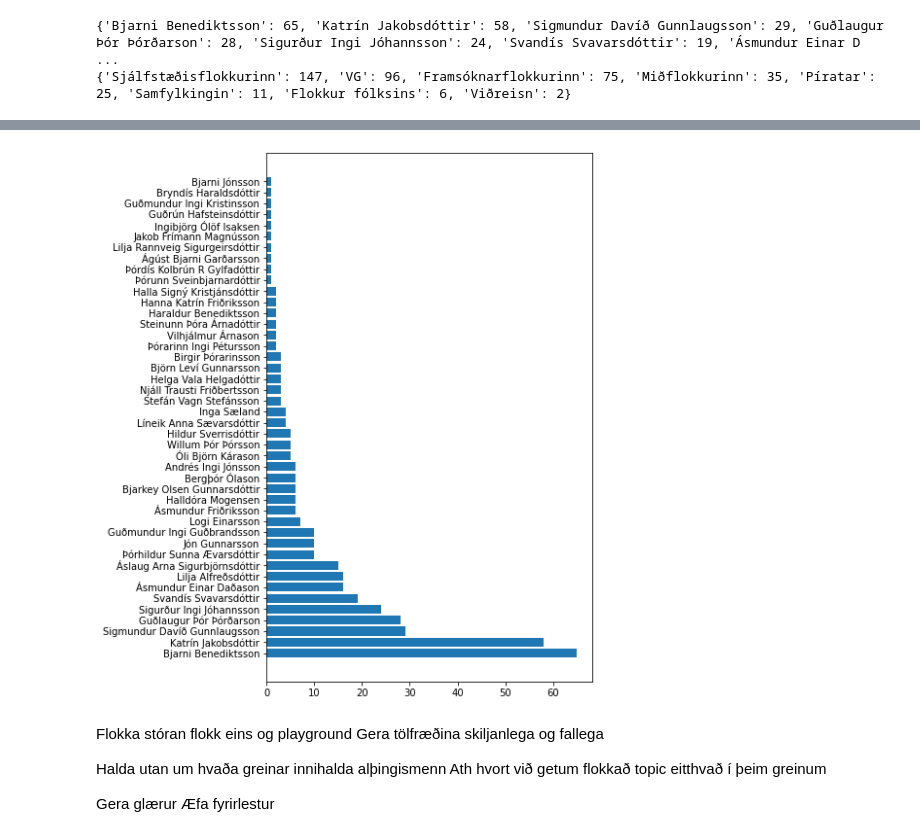
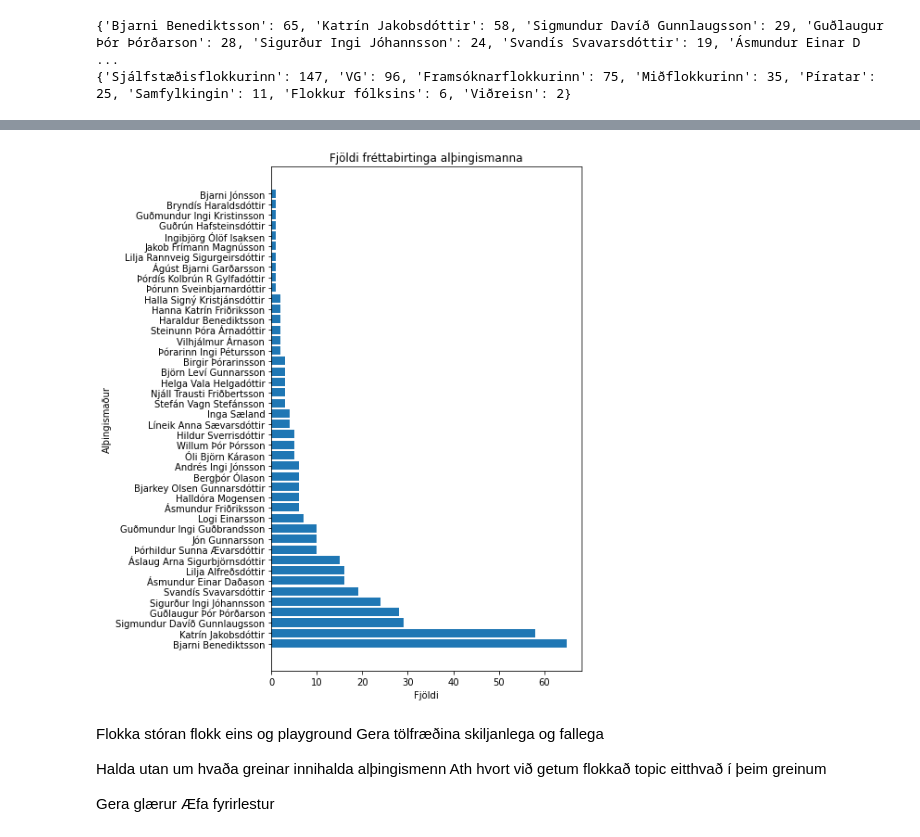
Before and after one commit to eliasbe/Maltaekni-natturuvernd, a Jupyter notebook: VinnubokEBE.ipynb, the cells around one changed output, grey strips where cells are left out. Saved outputs shown, nothing was run; the diff lists cells and outputs as text; code cells hidden in the pictures.

```diff
--- a/VinnubokEBE.ipynb
+++ b/VinnubokEBE.ipynb
@@ -582,8 +580,10 @@ topic_vector
 # %%
+start = time.time()
 included = list()
-for i in range(10000):
+for i in range(len(corpus)):
     a = lsi_200[tfidf[corpus[i]]]
     sim = matutils.cossim(a,t)
     if sim > 0.15:
         included.append(i)
         #print(data_train.iloc[i]["title"])
+print(time.time()-start)
@@ -594,4 +599,5 @@ len(included)/nbr
 # %%
-for i in included:
+import random
+for i in random.sample(included, k=10):
     print(data_train.iloc[i]["title"])
 # %% [output]
@@ -1160,7 +1273,12 @@ plot_flokk(sort_dict(current_party_hits))
 # %%
-def plot_member(bok):
+def plot_member(bok, save=None):
     plt.figure(figsize=(6, 10))
     plt.barh(list(bok.keys()), bok.values())
+    plt.title("Fjöldi fréttabirtinga alþingismanna")
+    plt.xlabel("Fjöldi")
+    plt.ylabel("Alþingismaður")
+    if save:
+        plt.savefig("./pics/" + save + ".jpeg", bbox_inches="tight")
     plt.show()
 
     # plt.barh(list(range(len(bok.keys()))), bok.values())
@@ -1171,7 +1293,7 @@ def plot_member(bok):
 # %%
-plot_member(sort_dict(current_member_hits))
+plot_member(sort_dict(current_member_hits), "alþingismenn")
 # %% [output]
-[figure, old version]
+[figure, new version]
 # %% [markdown]
 Flokka stóran flokk eins og playground
 Gera tölfræðina skiljanlega og fallega
```
Also changed, not shown: parts of 15 cells of this notebook.
